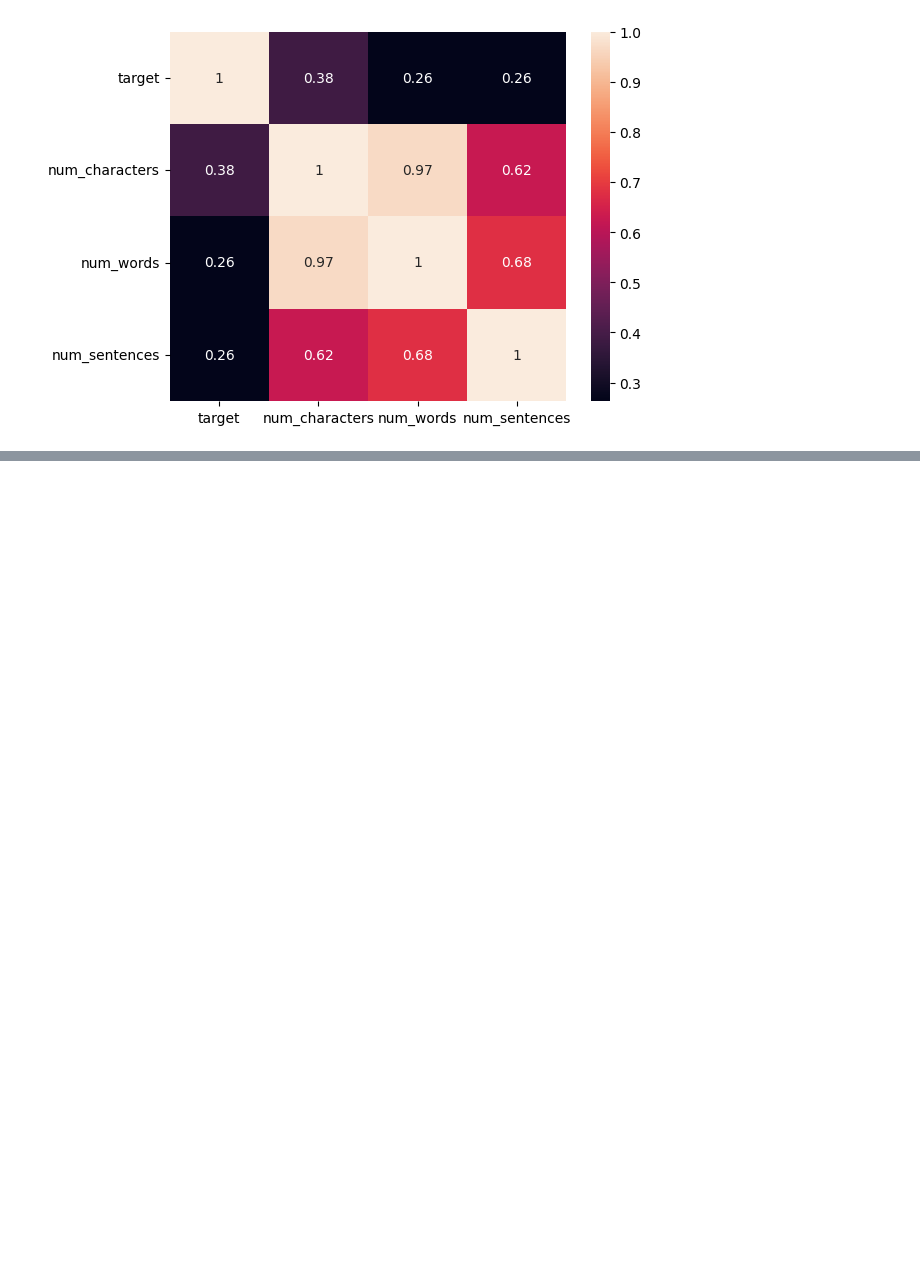
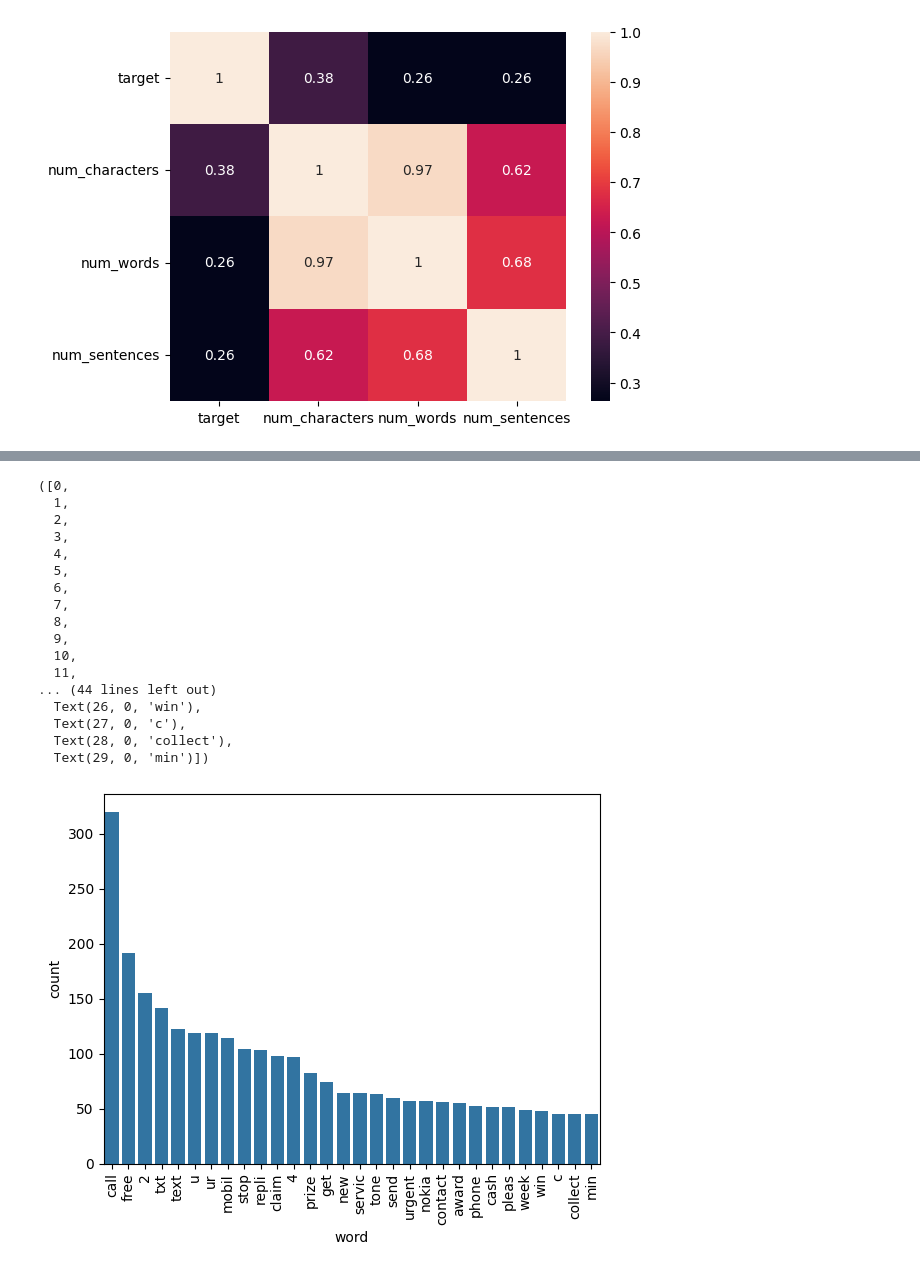
Before and after one commit to itzuditsharma/Sentiment-Analysis-Alexa, a Jupyter notebook: Email_Spam_Classification/process.ipynb, the cells around one changed output, grey strips where cells are left out. Saved outputs shown, nothing was run; the diff lists cells and outputs as text; code cells hidden in the pictures; blank space fills up the shorter version.

```diff
--- a/Email_Spam_Classification/process.ipynb
+++ b/Email_Spam_Classification/process.ipynb
@@ -265,0 +367,5 @@ sns.heatmap(df.corr(numeric_only=True), annot=True)
+# %%
+spam_corpus = []
+for msg in df[df['target'] == 1]['transformed_text'].to_list():
+    for word in msg.split():
+        spam_corpus.append(word)
@@ -265,0 +400,27 @@ sns.heatmap(df.corr(numeric_only=True), annot=True)
+# %%
+temp_df = pd.DataFrame(
+    Counter(spam_corpus).most_common(30),
+    columns=["word", "count"]
+)
+# %%
+sns.barplot(x="word", y="count", data=temp_df)
+plt.xticks(rotation=90)
+# %% [output]
+([0,
+  1,
+  2,
+  3,
+  4,
+  5,
+  6,
+  7,
+  8,
+  9,
+  10,
+  11,
+... (44 lines left out)
+  Text(26, 0, 'win'),
+  Text(27, 0, 'c'),
+  Text(28, 0, 'collect'),
+  Text(29, 0, 'min')])
+[figure, added]
```
Also changed, not shown: parts of 29 cells of this notebook.
